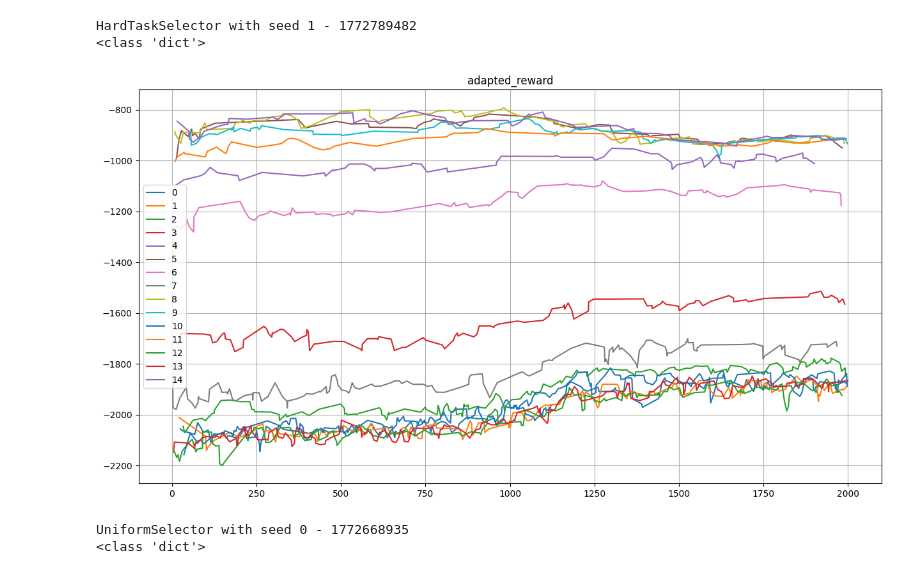
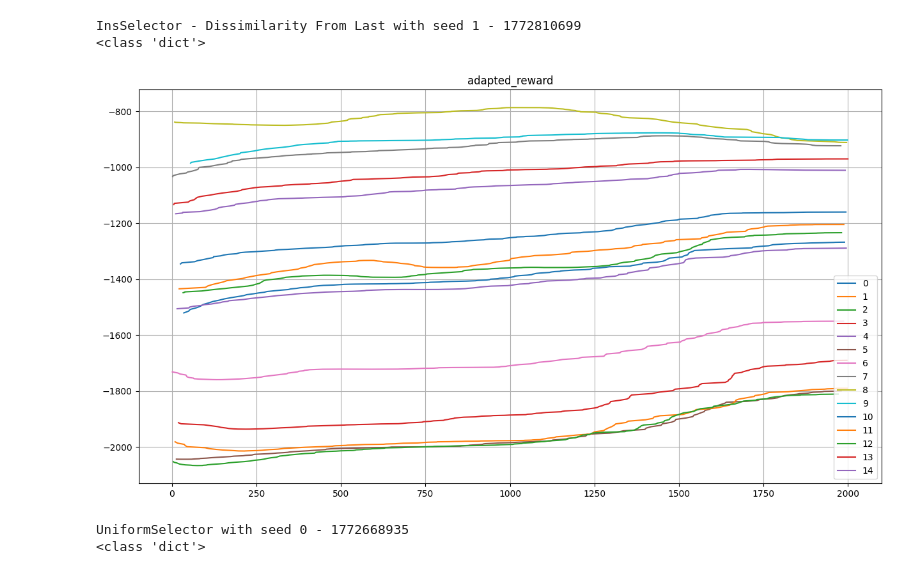
Before and after one commit to smandic5/master_implementation, a Jupyter notebook: visulaizer.ipynb, the cells around one changed output. Drawn from its saved outputs; the diff is of its cells as text; code cells hidden in the pictures.

```diff
--- a/visulaizer.ipynb
+++ b/visulaizer.ipynb
@@ -97,13 +98,13 @@ InsSelector - Dissimilarity From Last with seed 1 - 1772665260
 # %%
 for r in runs:
-    if r.id != "1772789482":
+    if r.id != "1772810699":
         continue
     print(r)
-    r.plot_envs(flattenings=1)
+    r.plot_envs(flattenings=100)
 # %% [output]
-HardTaskSelector with seed 1 - 1772789482
+InsSelector - Dissimilarity From Last with seed 1 - 1772810699
 <class 'dict'>
-[figure, old version]
+[figure, new version]
 # %%
 for r in runs:
     print(r)
```
Also changed, not shown: parts of 1 cell of this notebook.
